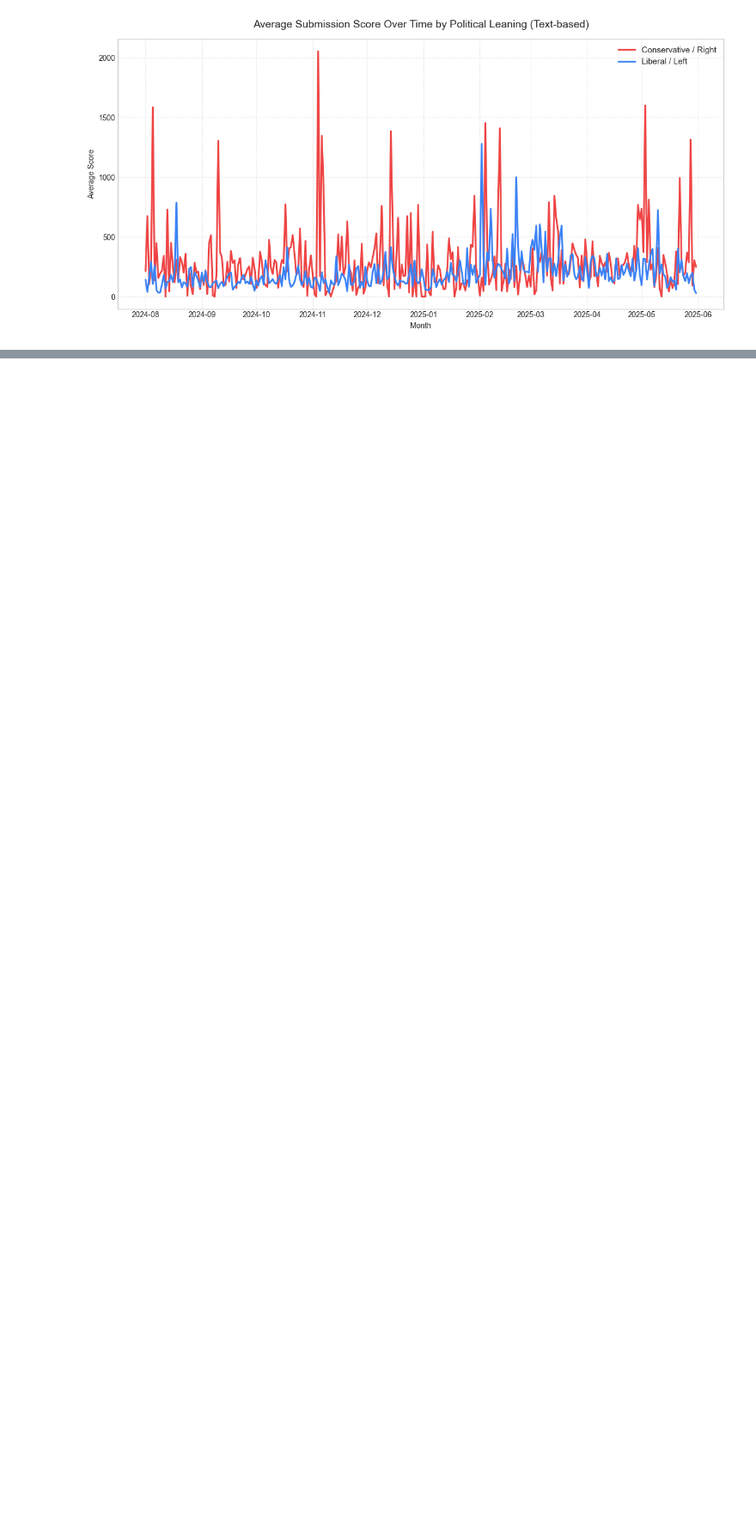
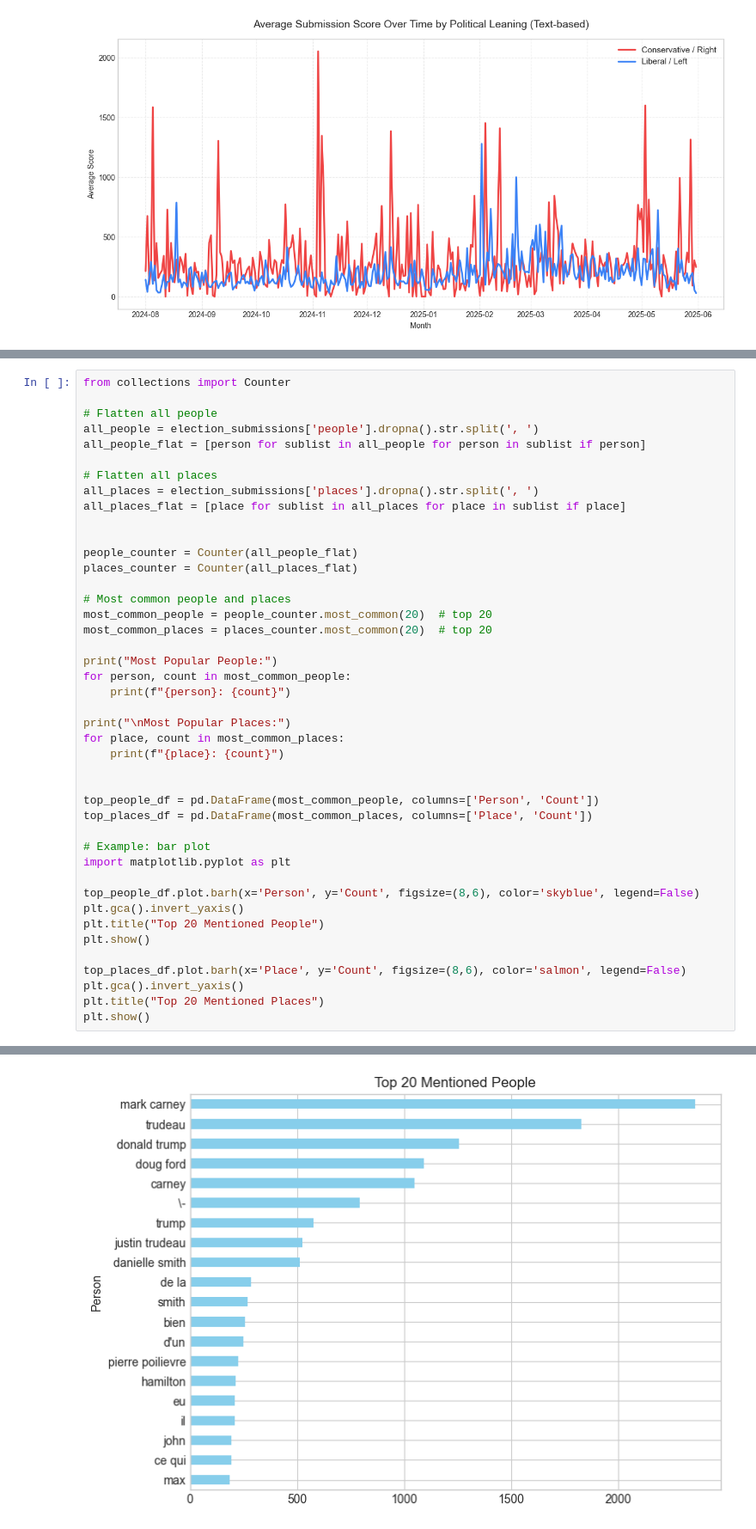
Before and after one commit to volodymyr2126/CSS-reddit-research, a Jupyter notebook: eda.ipynb, the cells around one changed output, grey strips where cells are left out. Shown at 86% size. Drawn from its saved outputs; the diff is of its cells as text; blank space fills up the shorter version.

```diff
--- a/eda.ipynb
+++ b/eda.ipynb
@@ -334,0 +485,44 @@ plt.show()
+# %%
+from collections import Counter
+
+# Flatten all people
+all_people = election_submissions['people'].dropna().str.split(', ')
+all_people_flat = [person for sublist in all_people for person in sublist if person]
+
+# Flatten all places
+all_places = election_submissions['places'].dropna().str.split(', ')
+all_places_flat = [place for sublist in all_places for place in sublist if place]
+
+
+people_counter = Counter(all_people_flat)
+places_counter = Counter(all_places_flat)
+
+# Most common people and places
+most_common_people = people_counter.most_common(20)  # top 20
+most_common_places = places_counter.most_common(20)  # top 20
+
+print("Most Popular People:")
+for person, count in most_common_people:
+    print(f"{person}: {count}")
+
+print("\nMost Popular Places:")
+for place, count in most_common_places:
+    print(f"{place}: {count}")
+
+
+top_people_df = pd.DataFrame(most_common_people, columns=['Person', 'Count'])
+top_places_df = pd.DataFrame(most_common_places, columns=['Place', 'Count'])
+
+# Example: bar plot
+import matplotlib.pyplot as plt
+
+top_people_df.plot.barh(x='Person', y='Count', figsize=(8,6), color='skyblue', legend=False)
+plt.gca().invert_yaxis()
+plt.title("Top 20 Mentioned People")
+plt.show()
+
+top_places_df.plot.barh(x='Place', y='Count', figsize=(8,6), color='salmon', legend=False)
+plt.gca().invert_yaxis()
+plt.title("Top 20 Mentioned Places")
+plt.show()
+# %% [output]
@@ -334,0 +546 @@ plt.show()
+[figure, added]
```
Also changed, not shown: parts of 11 cells of this notebook, 1 other file.
